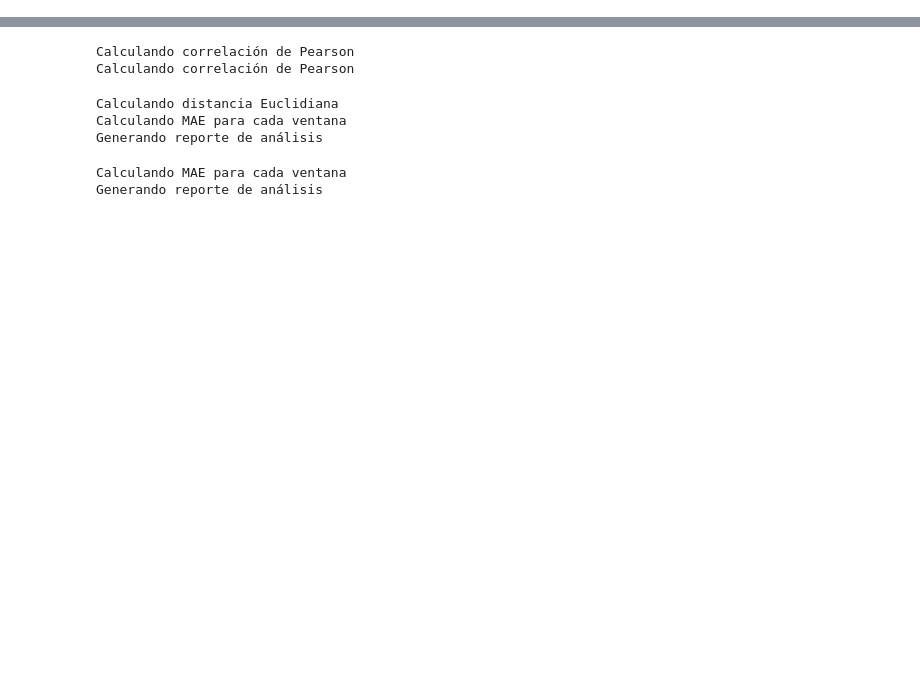
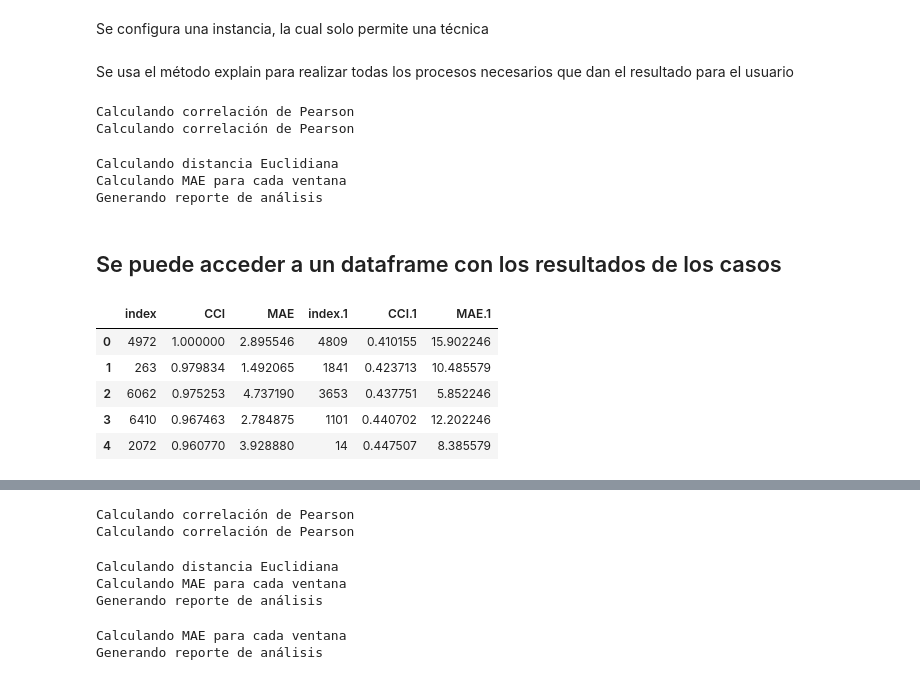
Before and after one commit to Cowardenemy/Weather-Forecasting-CBR-fox, a Jupyter notebook: Jupyter/Software_1.1.ipynb, the cells around one changed output, grey strips where cells are left out. Saved outputs shown, nothing was run; the diff lists cells and outputs as text; code cells hidden in the pictures; blank space fills up the shorter version.

```diff
--- a/Jupyter/Software_1.1.ipynb
+++ b/Jupyter/Software_1.1.ipynb
@@ -93,0 +106,2 @@ punishedSumFactor = .5
+# %% [markdown]
+Se configura una instancia, la cual solo permite una técnica
@@ -93,0 +112,21 @@ punishedSumFactor = .5
+# %% [markdown]
+Se usa el método explain para realizar todas los procesos necesarios que dan el resultado para el usuario
+# %%
+instancia.explain()
+# %% [output]
+Calculando correlación de Pearson
+Calculando correlación de Pearson
+Calculando distancia Euclidiana
+Calculando MAE para cada ventana
+Generando reporte de análisis
+# %% [markdown]
+## Se puede acceder a un dataframe con los resultados de los casos
+# %%
+instancia.getAnalysisreport()
+# %% [output]
+|  | index | CCI | MAE | index.1 | CCI.1 | MAE.1 |
+| 0 | 4972 | 1.000000 | 2.895546 | 4809 | 0.410155 | 15.902246 |
+| 1 | 263 | 0.979834 | 1.492065 | 1841 | 0.423713 | 10.485579 |
+| 2 | 6062 | 0.975253 | 4.737190 | 3653 | 0.437751 | 5.852246 |
+| 3 | 6410 | 0.967463 | 2.784875 | 1101 | 0.440702 | 12.202246 |
+| 4 | 2072 | 0.960770 | 3.928880 | 14 | 0.447507 | 8.385579 |
```
Also changed, not shown: parts of 31 cells of this notebook, 5 other files.
